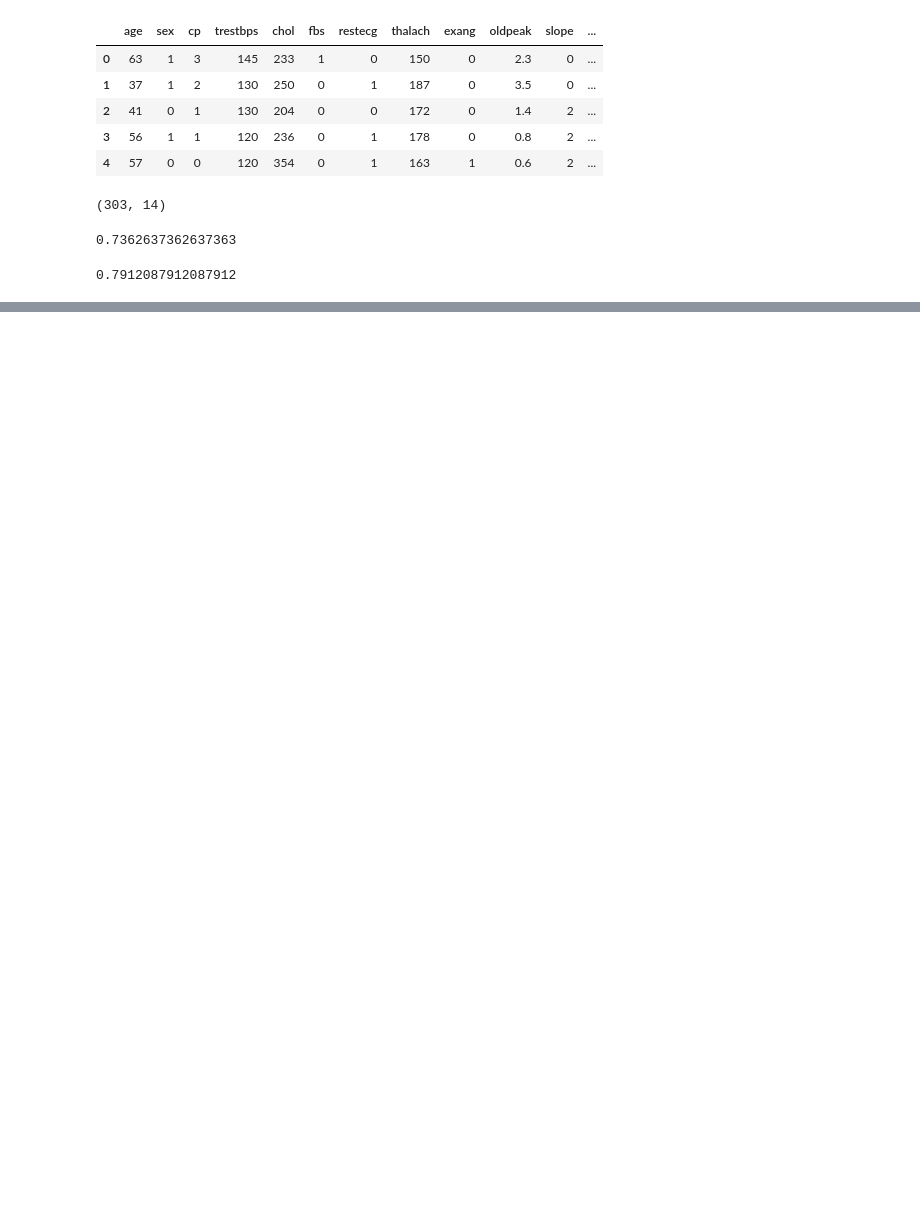
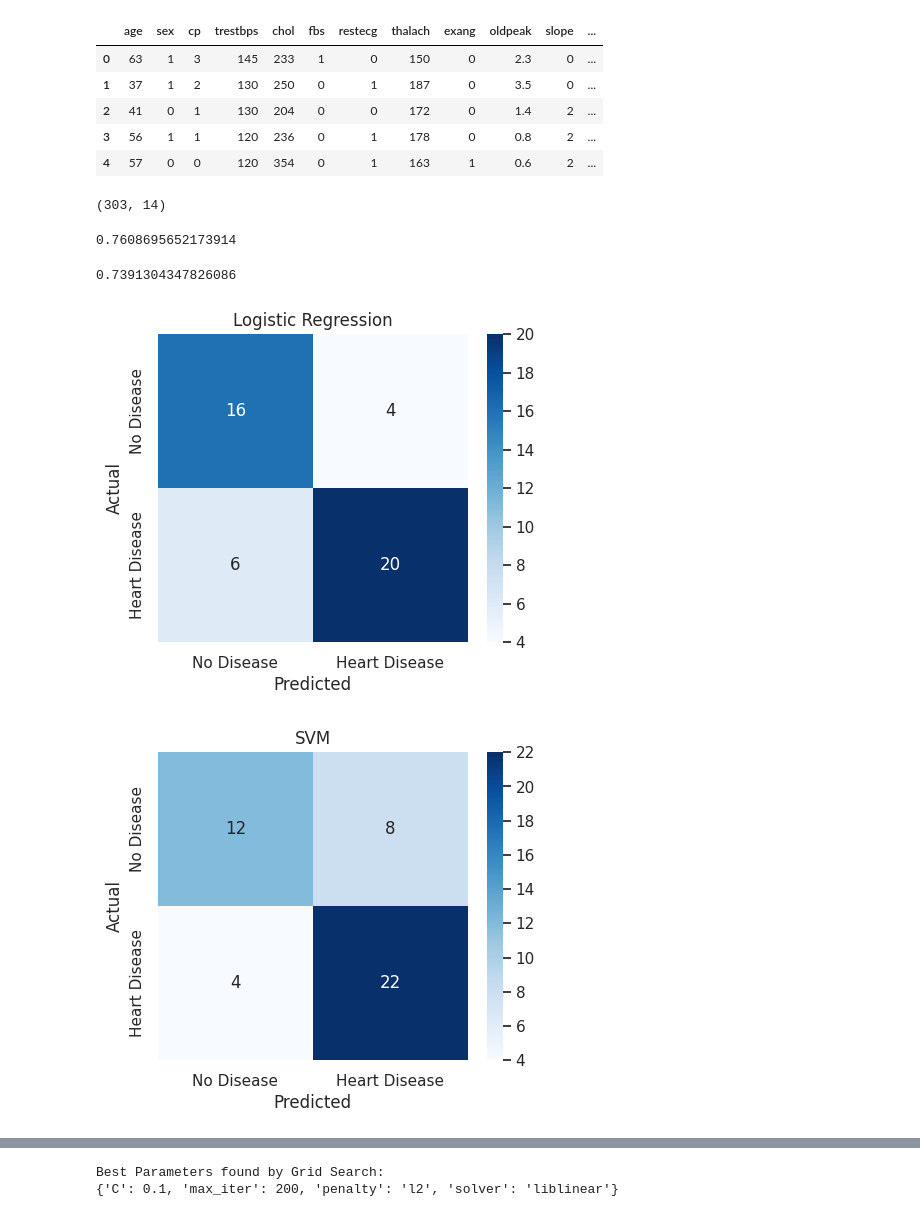
Before and after one commit to GudLukas/Lovelace-Team-Project, a Jupyter notebook: datacleanup.ipynb, the cells around one changed output, grey strips where cells are left out. Saved outputs shown, nothing was run; the diff lists cells and outputs as text; code cells hidden in the pictures; blank space fills up the shorter version.

Commit message:
confusion matrix graphs, explanations and optimal params

```diff
--- a/datacleanup.ipynb
+++ b/datacleanup.ipynb
@@ -217,3 +221,11 @@ X_train, X_test, y_train, y_test = train_test_split(X,y,test_size = 0.3, random_
+# %%
+X = data.drop('target', axis=1)
+y = data['target']
+# Split into training (70%) and temporary (30%)
+X_train, X_temp, y_train, y_temp = train_test_split(X, y, test_size=0.3, random_state=42) #a training dataset is exactly what it sounds like
+
+# Split temporary set equally into validation and testing (15% each of total data)
+X_val, X_test, y_val, y_test = train_test_split(X_temp, y_temp, test_size=0.5, random_state=42) #a validation dataset is supposed to be like a secondary training phase, where we can again change behaviour.
 # %%
 #DecisionTreeClassifier
 dt = DecisionTreeClassifier()
@@ -221,7 +233,7 @@ dt.fit(X_train, y_train)
 y_pred4 = dt.predict(X_test)
 accuracy_score(y_test,y_pred4)
 # %% [output]
-0.7362637362637363
+0.7608695652173914
 # %%
 from sklearn.ensemble import RandomForestClassifier
 rf = RandomForestClassifier()
@@ -229,4 +241,28 @@ rf.fit(X_train, y_train)
 y_pred5 = rf.predict(X_test)
 accuracy_score(y_test,y_pred5)
 # %% [output]
-0.7912087912087912
+0.7391304347826086
+# %%
+from sklearn.metrics import confusion_matrix
+import seaborn as sns
+import matplotlib.pyplot as plt
+
+# Function to plot confusion matrix
+def plot_confusion_matrix(y_test, y_pred, title):
+    cm = confusion_matrix(y_test, y_pred)
+    plt.figure(figsize=(5,4))
+    sns.heatmap(cm, annot=True, fmt="d", cmap="Blues", xticklabels=["No Disease", "Heart Disease"], yticklabels=["No Disease", "Heart Disease"])
+    plt.xlabel("Predicted")
+    plt.ylabel("Actual")
+    plt.title(title)
+    plt.show()
+
+# Confusion matrices for each model
+plot_confusion_matrix(y_test, y_pred1, "Logistic Regression")
+plot_confusion_matrix(y_test, y_pred2, "SVM")
+plot_confusion_matrix(y_test, y_pred3, "KNN")
+plot_confusion_matrix(y_test, y_pred4, "Decision Tree")
+plot_confusion_matrix(y_test, y_pred5, "Random Forest")
+# %% [output]
+[figure, added]
+[figure, added]
@@ -232,0 +272,30 @@ accuracy_score(y_test,y_pred5)
+# %%
+from sklearn.model_selection import GridSearchCV
+from sklearn.linear_model import LogisticRegression
+
+# Step 1: Define your model
+log_reg = LogisticRegression()
+
+# Step 2: Define the parameter grid with compatible solver-penalty pairs
+param_grid = {
+    'C': [0.01, 0.1, 1, 10, 100],  # Regularization strength
+    'solver': ['liblinear', 'saga', 'newton-cg'],  # Solvers to try
+    'max_iter': [200, 500, 1000],  # Number of iterations for convergence
+    'penalty': ['l2', 'l1'],  # Regularization type
+}
+
+# Ensure no combination of solver and penalty is incompatible
+param_grid['penalty'] = ['l2']  # 'l2' penalty only for 'newton-cg' solver
+
+# Step 3: Set up GridSearchCV
+grid_search = GridSearchCV(log_reg, param_grid, cv=5, scoring='accuracy', n_jobs=-1)
+
+# Step 4: Fit the model to the training data
+grid_search.fit(X_train, y_train)
+
+# Step 5: Get the best hyperparameters
+print("Best Parameters found by Grid Search:")
+print(grid_search.best_params_)
+# %% [output]
+Best Parameters found by Grid Search:
+{'C': 0.1, 'max_iter': 200, 'penalty': 'l2', 'solver': 'liblinear'}
```
Also changed, not shown: parts of 8 cells of this notebook.
